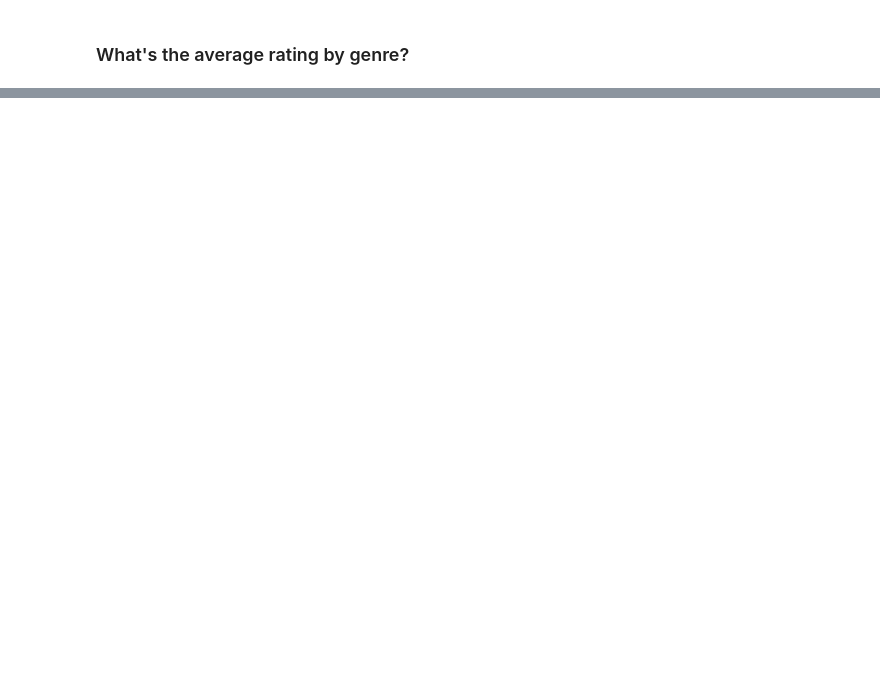
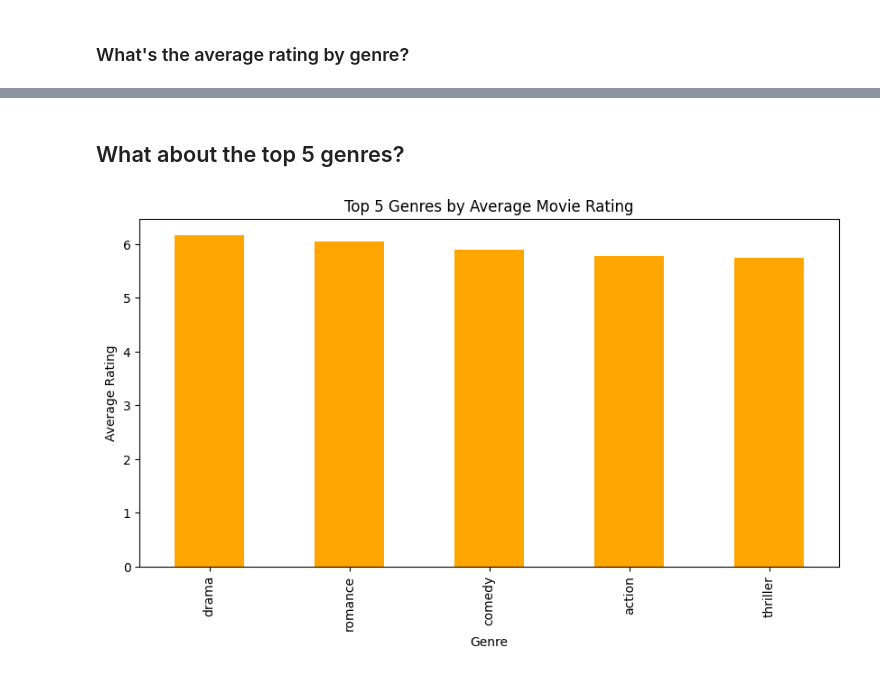
Before and after one commit to edfp19/udacity-pandas, a Jupyter notebook: Investigate_a_Dataset.ipynb, the cells around one changed output, grey strips where cells are left out. Saved outputs shown, nothing was run; the diff lists cells and outputs as text; code cells hidden in the pictures; blank space fills up the shorter version.

```diff
--- a/Investigate_a_Dataset.ipynb
+++ b/Investigate_a_Dataset.ipynb
@@ -229,0 +294,12 @@ memory usage: 5.1+ MB
+# %% [markdown]
+## What about the top 5 genres?
+# %%
+
+df_genre_rating_top5 = df_genre_rating[df_genre_rating.index.isin(main_genres)]
+df_genre_rating_top5.plot(kind='bar', color='orange', figsize=(10,5))
+plt.title('Top 5 Genres by Average Movie Rating')
+plt.xlabel('Genre')
+plt.ylabel('Average Rating')
+plt.show()
+# %% [output]
+[figure, added]
```
Also changed, not shown: parts of 23 cells of this notebook, 1 other file.
